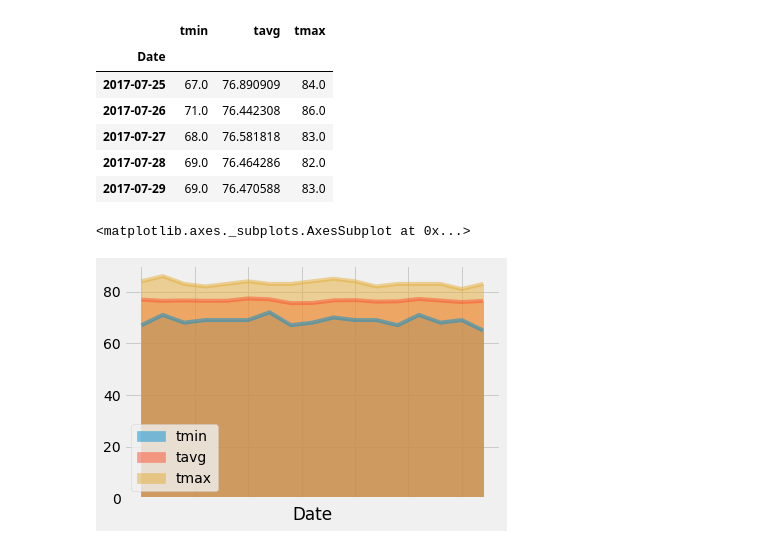
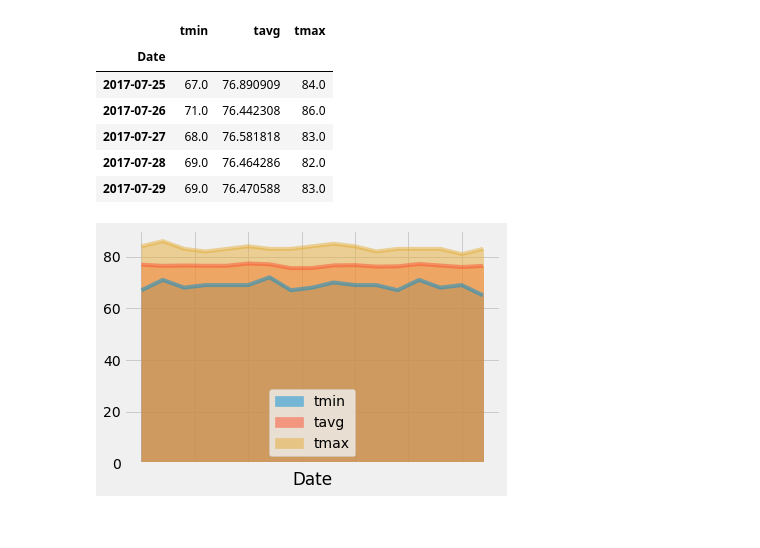
Before and after one commit to rfrescas/Unit_10_Assignment-Surfs_Up, a Jupyter notebook: climate_surfs_up.ipynb, the cells around one changed output. Saved outputs shown, nothing was run; the diff lists cells and outputs as text; code cells hidden in the pictures.

Commit message:
Updated area plot with a couple more changes

```diff
--- a/climate_surfs_up.ipynb
+++ b/climate_surfs_up.ipynb
@@ -444,6 +444,7 @@ df_my_trip_range.head()
 | 2017-07-29 | 69.0 | 76.470588 | 83.0 |
 # %%
 df_my_trip_range.plot.area(stacked = False)
+plt.legend(loc = "lower center")
+plt.show()
 # %% [output]
-<matplotlib.axes._subplots.AxesSubplot at 0x...>
-[figure, old version]
+[figure, new version]
```
